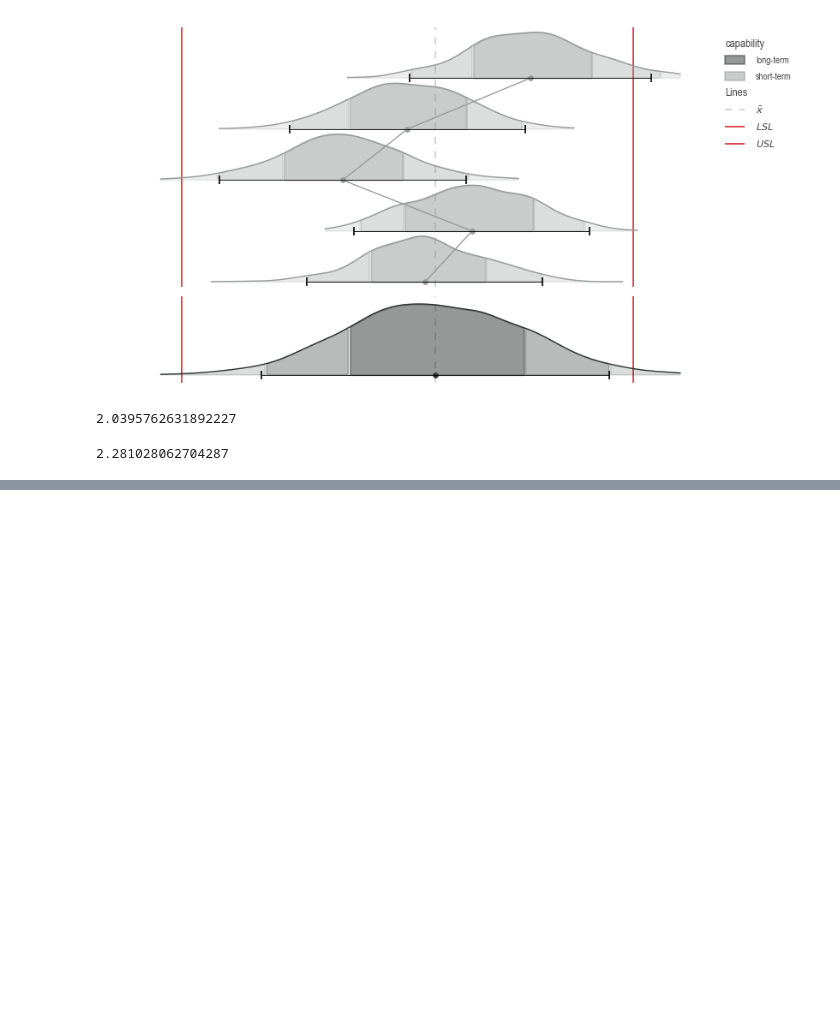
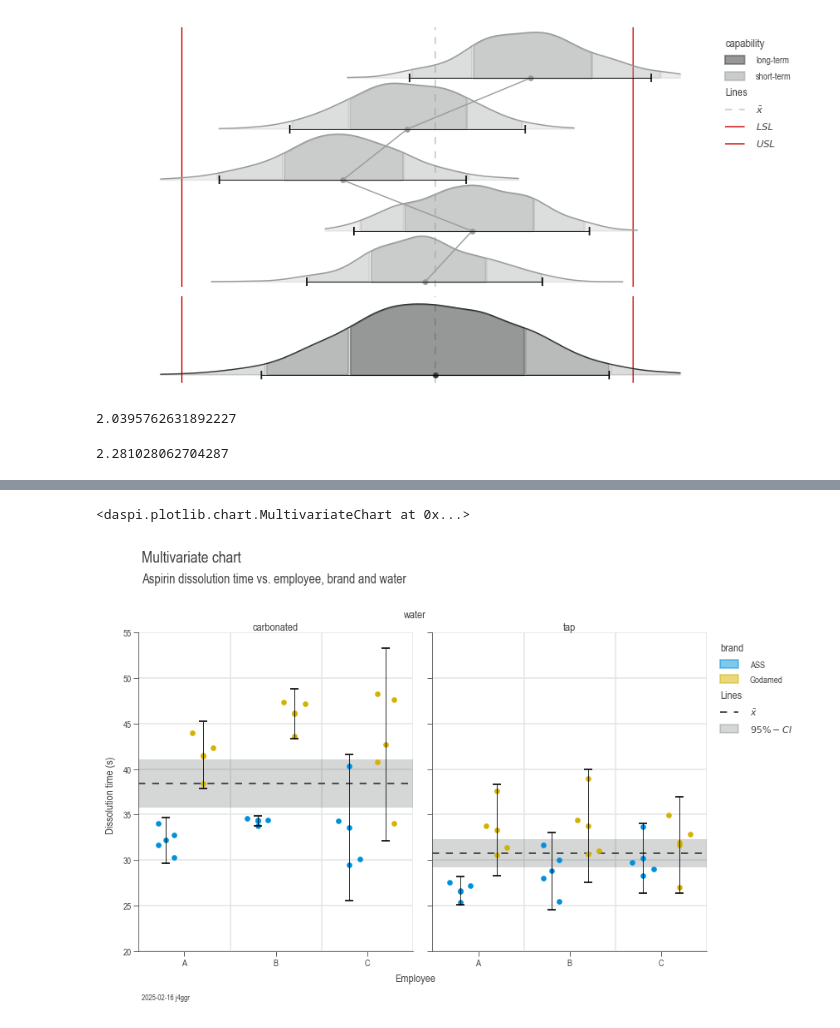
Before and after one commit to j4ggr/DaSPi, a Jupyter notebook: notebooks/doc-content_process-analysis.ipynb, the cells around one changed output, grey strips where cells are left out. Saved outputs shown, nothing was run; the diff lists cells and outputs as text; code cells hidden in the pictures; blank space fills up the shorter version.

```diff
--- a/notebooks/doc-content_process-analysis.ipynb
+++ b/notebooks/doc-content_process-analysis.ipynb
@@ -318,0 +204,25 @@ ax3.plot(y, x)
+# %%
+dsp.MultivariateChart(
+        source=df,
+        target='time',
+        feature='employee',
+        hue='brand',
+        col='water',
+        dodge=True
+    ).plot(
+        dsp.MeanTest, n_groups=1,
+    ).plot(
+        dsp.Beeswarm,
+    ).stripes(
+        mean=True,
+        confidence=0.95
+    ).label(
+        fig_title='Multivariate chart',
+        sub_title='Aspirin dissolution time vs. employee, brand and water',
+        target_label='Dissolution time (s)',
+        feature_label='Employee',
+        info=True
+    )
+# %% [output]
+<daspi.plotlib.chart.MultivariateChart at 0x...>
+[figure, added]
```
Also changed, not shown: parts of 9 cells of this notebook, 1 other file.
